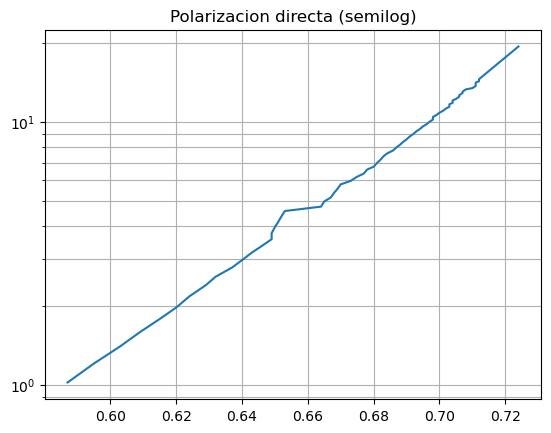
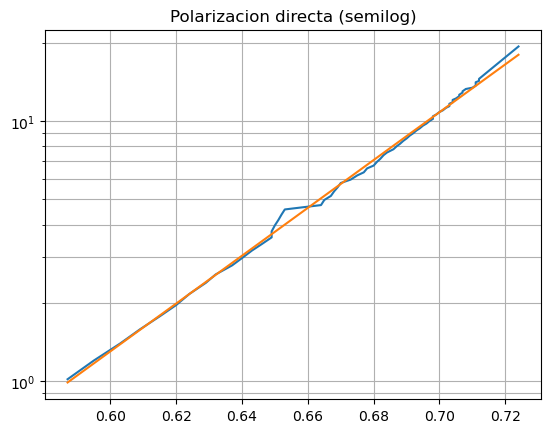
The notebook cell's code change between the first figure and the second:
--- before
+++ after
@@ -1,3 +1,4 @@
 plt.semilogy(Vd_filt,Id_filt)
+plt.plot(Vd_filt,Id_reg)
 plt.title('Polarizacion directa (semilog)')
 plt.grid(True, which="both", ls = '-')

Commit: P1